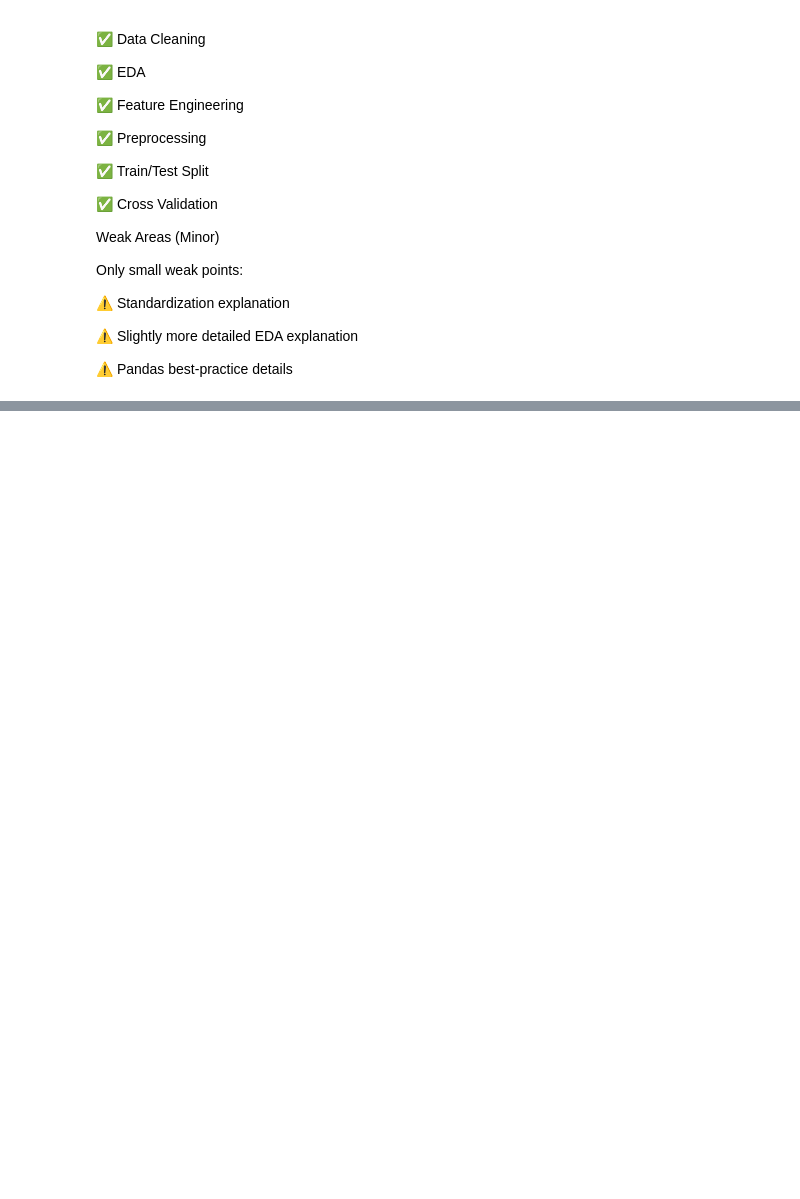
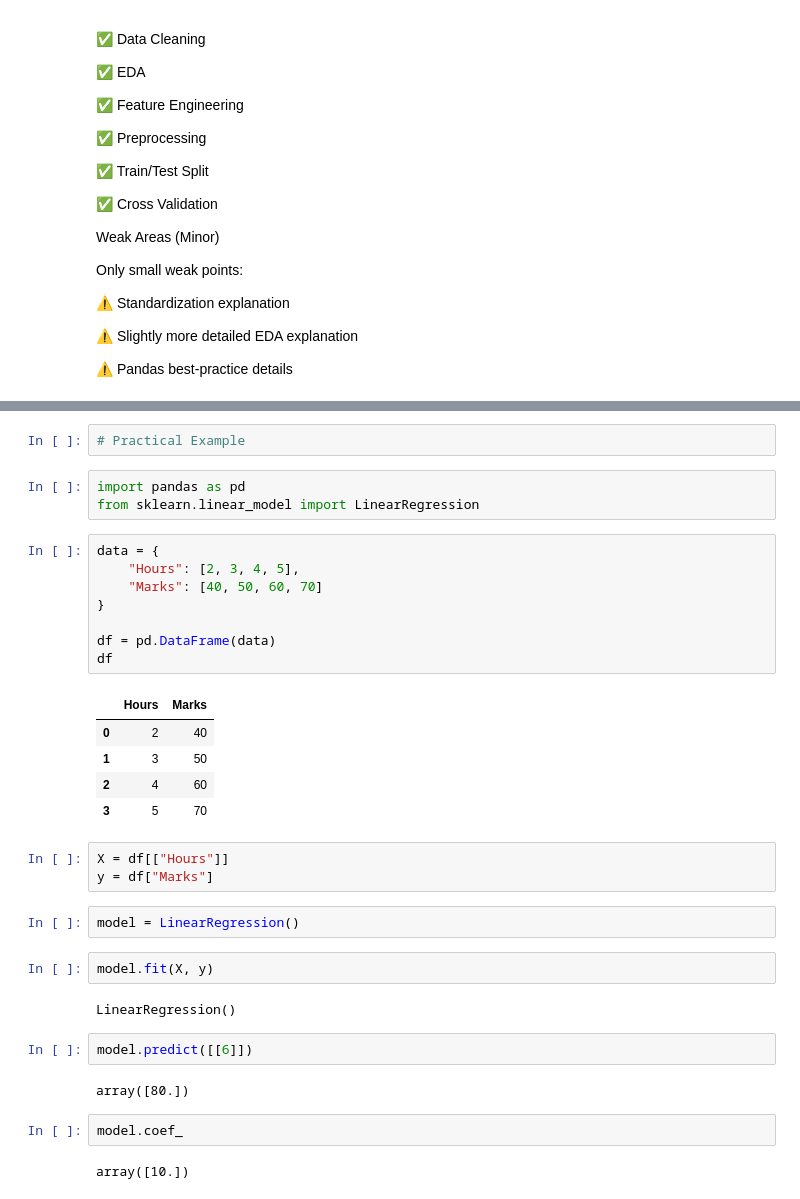
Before and after one commit to iamkhan49/Machine-Learning, a Jupyter notebook: Machine_Learning.ipynb, the cells around one changed output, grey strips where cells are left out. Cells and saved outputs as stored; diff of their text form; blank space fills up the shorter version.

Commit message:
Started Linear Regression

```diff
--- a/Machine_Learning.ipynb
+++ b/Machine_Learning.ipynb
@@ -1752,0 +1863,36 @@ Only small weak points:
+# %%
+# Practical Example
+# %%
+import pandas as pd
+from sklearn.linear_model import LinearRegression
+# %%
+data = {
+    "Hours": [2, 3, 4, 5],
+    "Marks": [40, 50, 60, 70]
+}
+
+df = pd.DataFrame(data)
+df
+# %% [output]
+|  | Hours | Marks |
+| 0 | 2 | 40 |
+| 1 | 3 | 50 |
+| 2 | 4 | 60 |
+| 3 | 5 | 70 |
+# %%
+X = df[["Hours"]]
+y = df["Marks"]
+# %%
+model = LinearRegression()
+# %%
+model.fit(X, y)
+# %% [output]
+LinearRegression()
+# %%
+model.predict([[6]])
+# %% [output]
+array([80.])
+# %%
+model.coef_
+# %% [output]
+array([10.])
```
Also changed, not shown: parts of 7 cells of this notebook.
